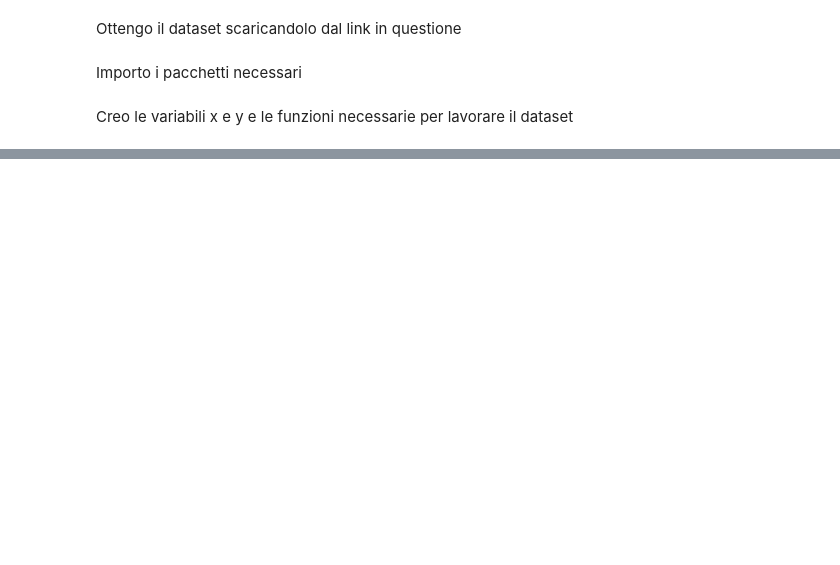
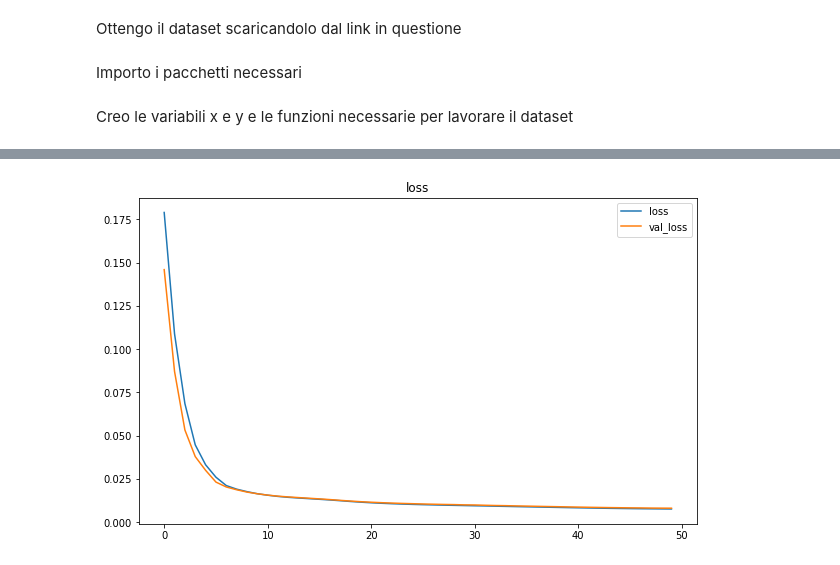
Before and after one commit to Francescolv99/Deep-Video-Deblurring, a Jupyter notebook: Deep_Video_Deblurring.ipynb, the cells around one changed output, grey strips where cells are left out. Saved outputs shown, nothing was run; the diff lists cells and outputs as text; code cells hidden in the pictures; blank space fills up the shorter version.

```diff
--- a/Deep_Video_Deblurring.ipynb
+++ b/Deep_Video_Deblurring.ipynb
@@ -151,20 +137,17 @@ input_shape = np.shape(x_train)[1:]
 
 model = keras.models.Sequential([
     #encoder
-    keras.layers.Conv2D(filters=32, kernel_size=[3,3], padding="same", activation="relu", input_shape=input_shape),
+    keras.layers.Conv2D(filters=32, kernel_size=[3,3], padding="valid", activation="relu", input_shape=input_shape),
     keras.layers.MaxPool2D(pool_size=2),
     keras.layers.Conv2D(filters=16, kernel_size=[2,2], activation='relu'),
     keras.layers.MaxPool2D(pool_size=[2,2]),
     #decoder
-    keras.layers.Conv2DTranspose(32, (2, 2), strides=2, activation="relu", padding="same"),
-    keras.layers.Conv2DTranspose(32, (3, 3), strides=2, activation="relu", padding="same"),
-    keras.layers.Conv2D(1, (3, 3), activation="sigmoid", padding="same")
+    keras.layers.Conv2DTranspose(32, (2, 2), strides=2, activation="relu", output_padding=1),
+    keras.layers.Conv2DTranspose(3, (3, 3), strides=2, activation="relu", output_padding=1),
+    #keras.layers.Conv2D(3, (3, 3), activation="sigmoid", padding="valid")
     #keras.layers.Dense(10, activation="softmax")
-
-    # bisogna aggiustare i parametri in modo che l'output abbia dimensioni uguali a input_shape  ossia (720, 1280, 3)
-
   ])
-model.compile(loss="sparse_categorical_crossentropy",
+model.compile(loss="mse",
               optimizer='adam',
               metrics=["mse"]) #mse anzichè accuracy
 model.summary()
@@ -191,7 +174,7 @@ _________________________________________________________________
 history = model.fit(
     x=x_train,
     y=y_train,
-    epochs=10,
+    epochs=50,
     batch_size=128,
     verbose = 1,
     #shuffle=True,
@@ -200,13 +201,10 @@ history = model.fit(
 # %%
-#cambiare accuracy con mse
-
 def plot_loss(history):
   plt.figure(figsize=(10,6))
   plt.plot(history.epoch,history.history['loss'], label='loss')
   plt.plot(history.epoch,history.history['val_loss'],label='val_loss')
   plt.title('loss')
   plt.legend()
-
 def plot_accuracy(history):
   plt.figure(figsize=(10,6))
   plt.plot(history.epoch,history.history['accuracy'],label='accuracy')
@@ -216,7 +214,8 @@ def plot_accuracy(history):
 
 plot_loss(history)
 
-plot_accuracy(history)
+#plot_accuracy(history)
 
 scores = model.evaluate(x_test, y_test, verbose=2)
 print("%s: %.2f%%" % (model.metrics_names[1], scores[1]*100))
+# %% [output]
@@ -223 +224,2 @@ print("%s: %.2f%%" % (model.metrics_names[1], scores[1]*100))
+[figure, added]
 # %%
```
Also changed, not shown: parts of 11 cells of this notebook.
